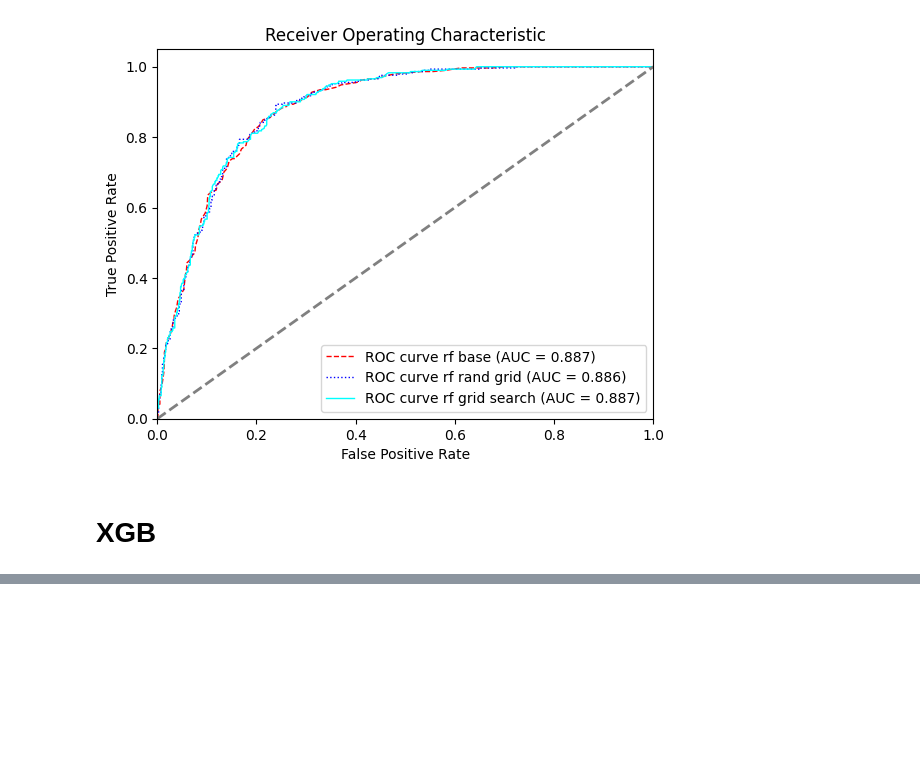
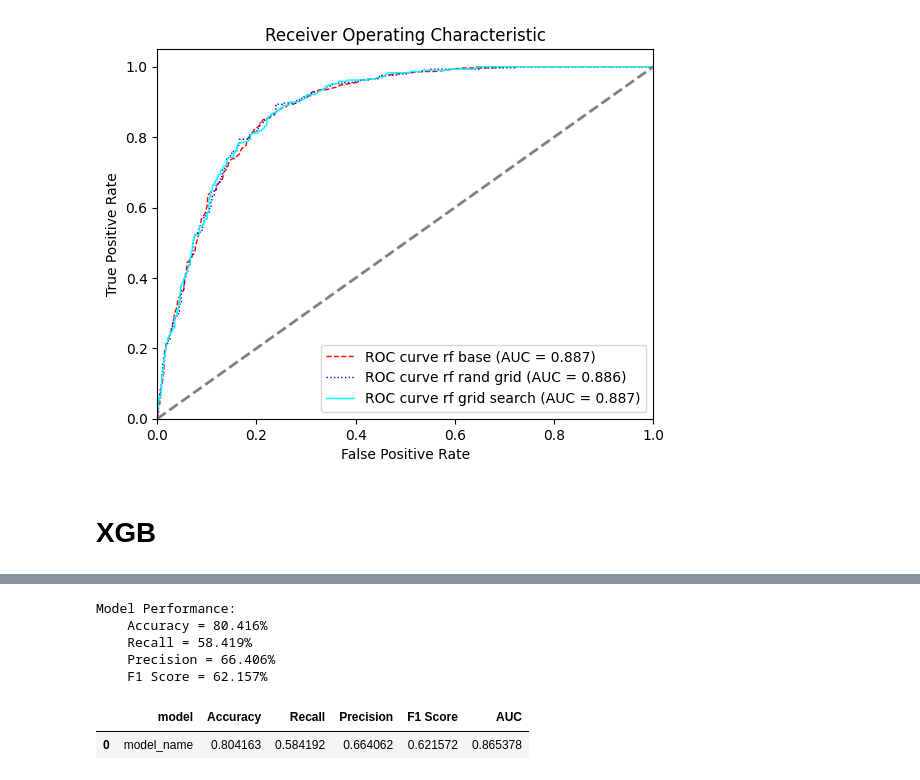
Before and after one commit to GrzegKrajewski/Masters_churn, a Jupyter notebook: code_masters_gk copy.ipynb, the cells around one changed output, grey strips where cells are left out. Cells and saved outputs as stored; diff of their text form; code cells hidden in the pictures; blank space fills up the shorter version.

```diff
--- a/code_masters_gk copy.ipynb
+++ b/code_masters_gk copy.ipynb
@@ -1696,0 +1723,10 @@ plt.show()
+# %%
+evaluate_model(proba2,y_test,ret_df=True)
+# %% [output]
+Model Performance:
+    Accuracy = 80.416%
+    Recall = 58.419%
+    Precision = 66.406%
+    F1 Score = 62.157%
+|  | model | Accuracy | Recall | Precision | F1 Score | AUC |
+| 0 | model_name | 0.804163 | 0.584192 | 0.664062 | 0.621572 | 0.865378 |
```
Also changed, not shown: parts of 26 cells of this notebook.
